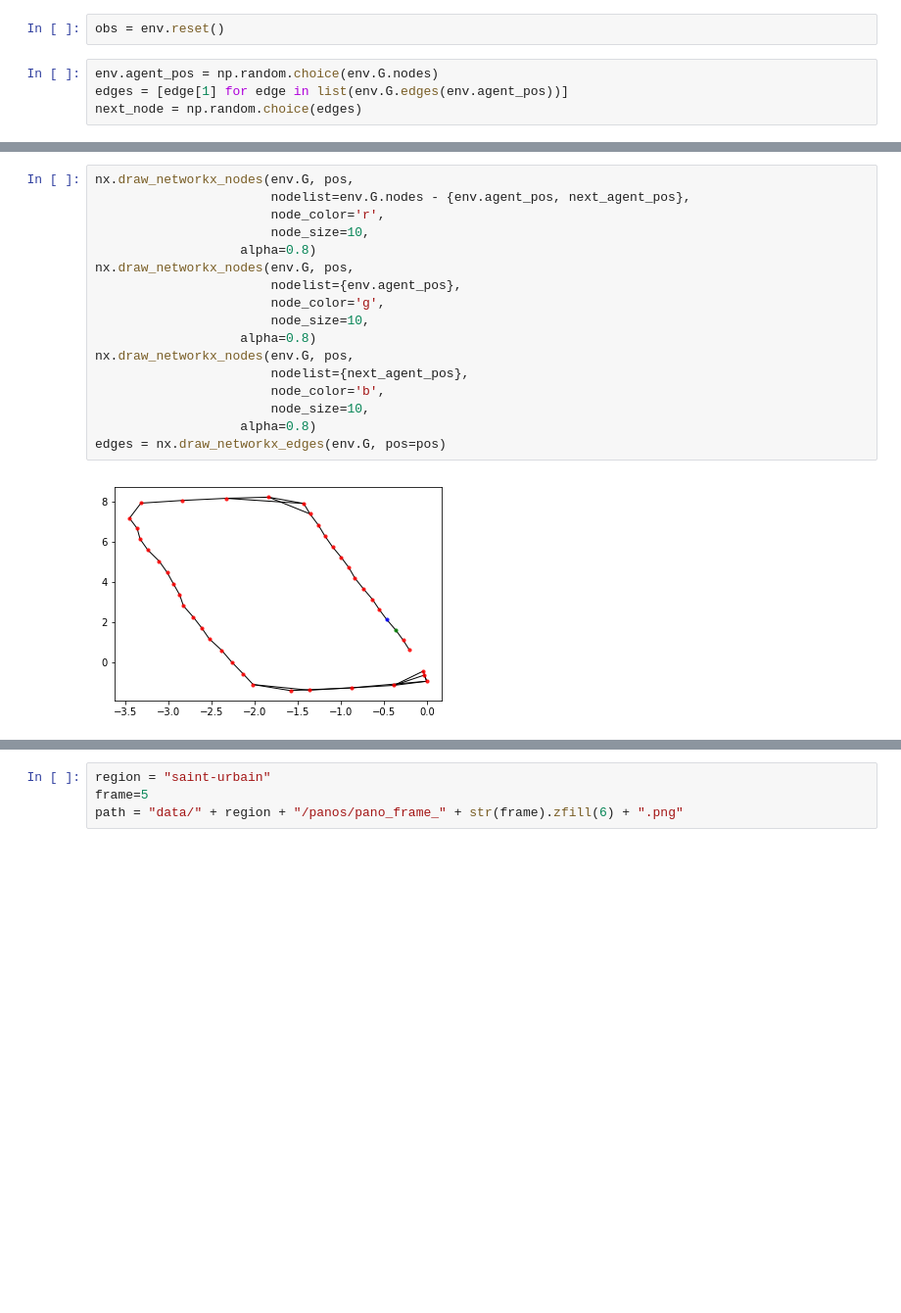
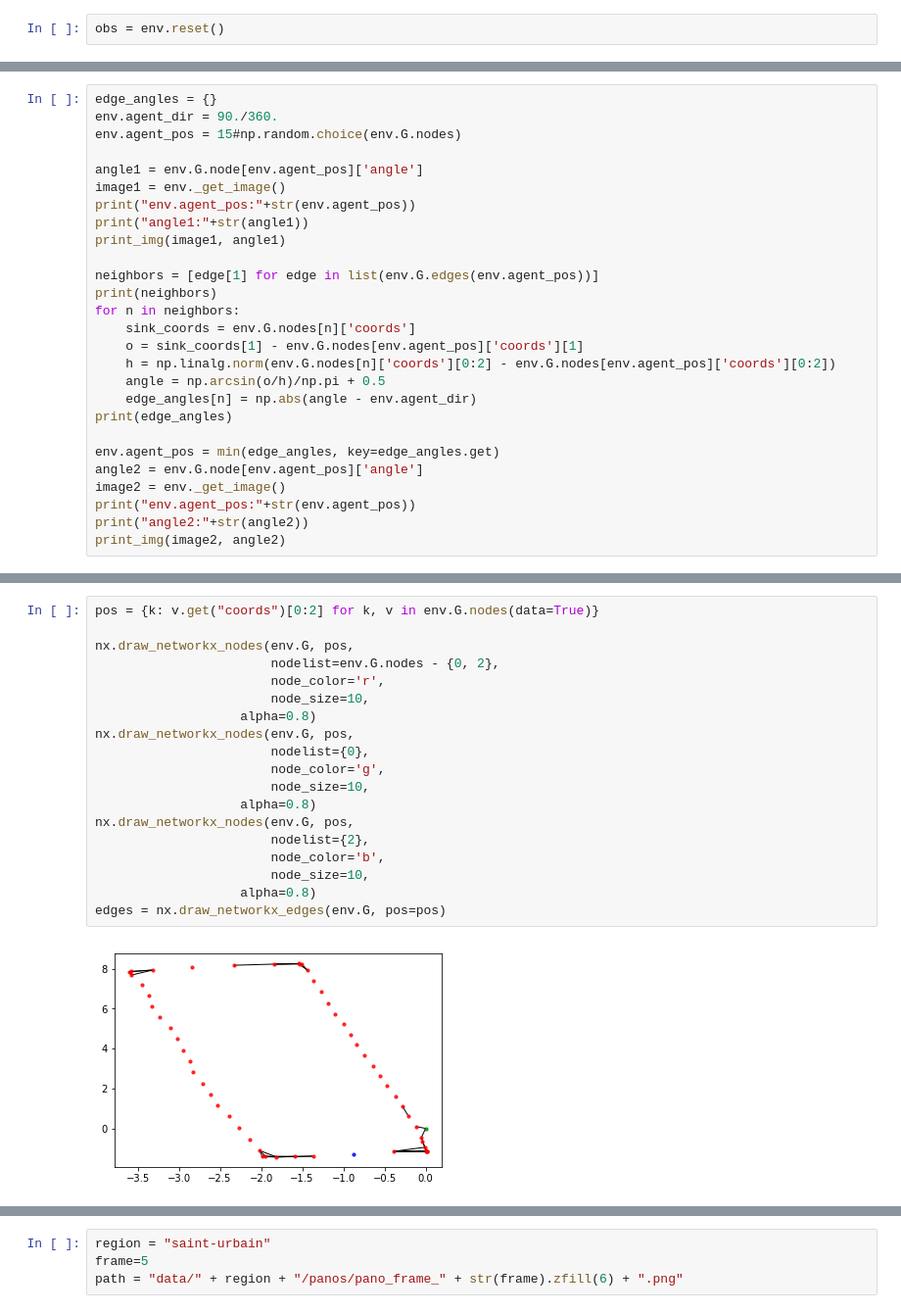
Before and after one commit to mweiss17/hyrule-gym, a Jupyter notebook: dataset.ipynb, the cells around one changed output, grey strips where cells are left out. Shown at 98% size. Saved outputs shown, nothing was run; the diff lists cells and outputs as text; blank space fills up the shorter version.

```diff
--- a/dataset.ipynb
+++ b/dataset.ipynb
@@ -33,7 +35,3 @@ graph_path="data/saint-urbain/processed/graph.pkl"
 env = HyruleEnv()
 # %%
 obs = env.reset()
-# %%
-env.agent_pos = np.random.choice(env.G.nodes)
-edges = [edge[1] for edge in list(env.G.edges(env.agent_pos))]
-next_node = np.random.choice(edges)
@@ -77,0 +68,27 @@ next_agent_pos = min(edge_angles, key=edge_angles.get)
+# %%
+edge_angles = {}
+env.agent_dir = 90./360.
+env.agent_pos = 15#np.random.choice(env.G.nodes)
+
+angle1 = env.G.node[env.agent_pos]['angle']
+image1 = env._get_image()
+print("env.agent_pos:"+str(env.agent_pos))
+print("angle1:"+str(angle1))
+print_img(image1, angle1)
+
+neighbors = [edge[1] for edge in list(env.G.edges(env.agent_pos))]
+print(neighbors)
+for n in neighbors:
+    sink_coords = env.G.nodes[n]['coords']
+    o = sink_coords[1] - env.G.nodes[env.agent_pos]['coords'][1]
+    h = np.linalg.norm(env.G.nodes[n]['coords'][0:2] - env.G.nodes[env.agent_pos]['coords'][0:2])
+    angle = np.arcsin(o/h)/np.pi + 0.5
+    edge_angles[n] = np.abs(angle - env.agent_dir)
+print(edge_angles)
+
+env.agent_pos = min(edge_angles, key=edge_angles.get)
+angle2 = env.G.node[env.agent_pos]['angle']
+image2 = env._get_image()
+print("env.agent_pos:"+str(env.agent_pos))
+print("angle2:"+str(angle2))
+print_img(image2, angle2)
@@ -78,19 +102,21 @@ next_agent_pos = min(edge_angles, key=edge_angles.get)
 # %%
+pos = {k: v.get("coords")[0:2] for k, v in env.G.nodes(data=True)}
+
 nx.draw_networkx_nodes(env.G, pos,
-                       nodelist=env.G.nodes - {env.agent_pos, next_agent_pos},
+                       nodelist=env.G.nodes - {0, 2},
                        node_color='r',
                        node_size=10,
                    alpha=0.8)
 nx.draw_networkx_nodes(env.G, pos,
-                       nodelist={env.agent_pos},
+                       nodelist={0},
                        node_color='g',
                        node_size=10,
                    alpha=0.8)
 nx.draw_networkx_nodes(env.G, pos,
-                       nodelist={next_agent_pos},
+                       nodelist={2},
                        node_color='b',
                        node_size=10,
                    alpha=0.8)
 edges = nx.draw_networkx_edges(env.G, pos=pos)
 # %% [output]
-[figure, old version]
+[figure, new version]
```
Also changed, not shown: parts of 17 cells of this notebook, 4 other files.
